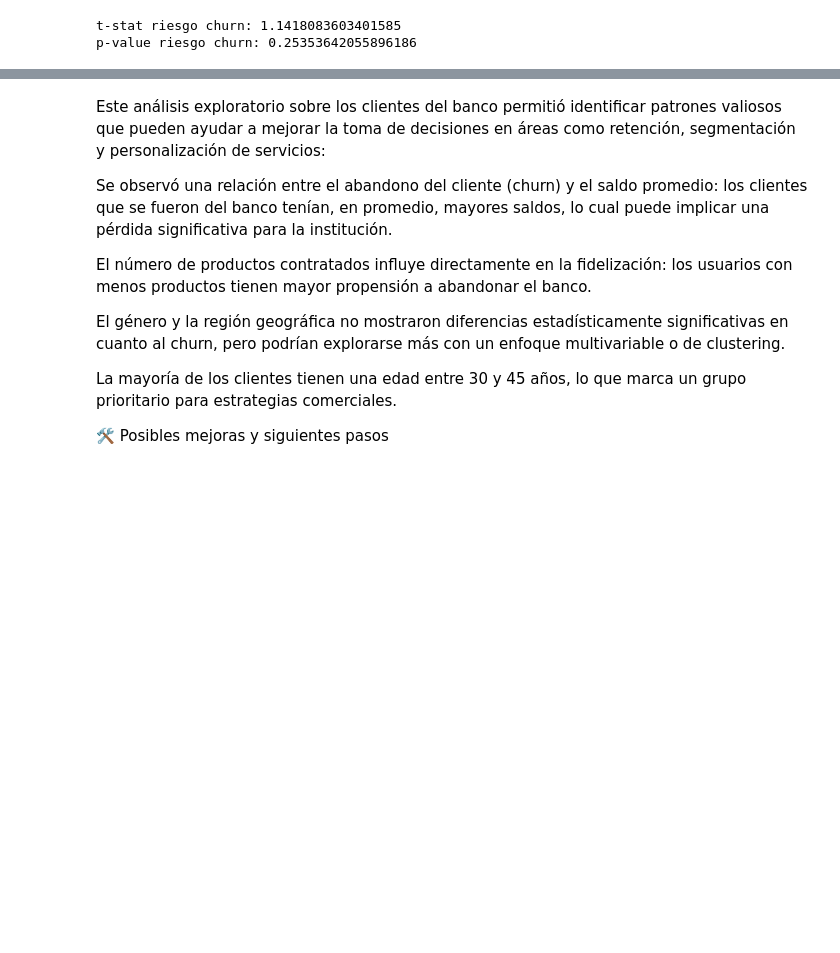
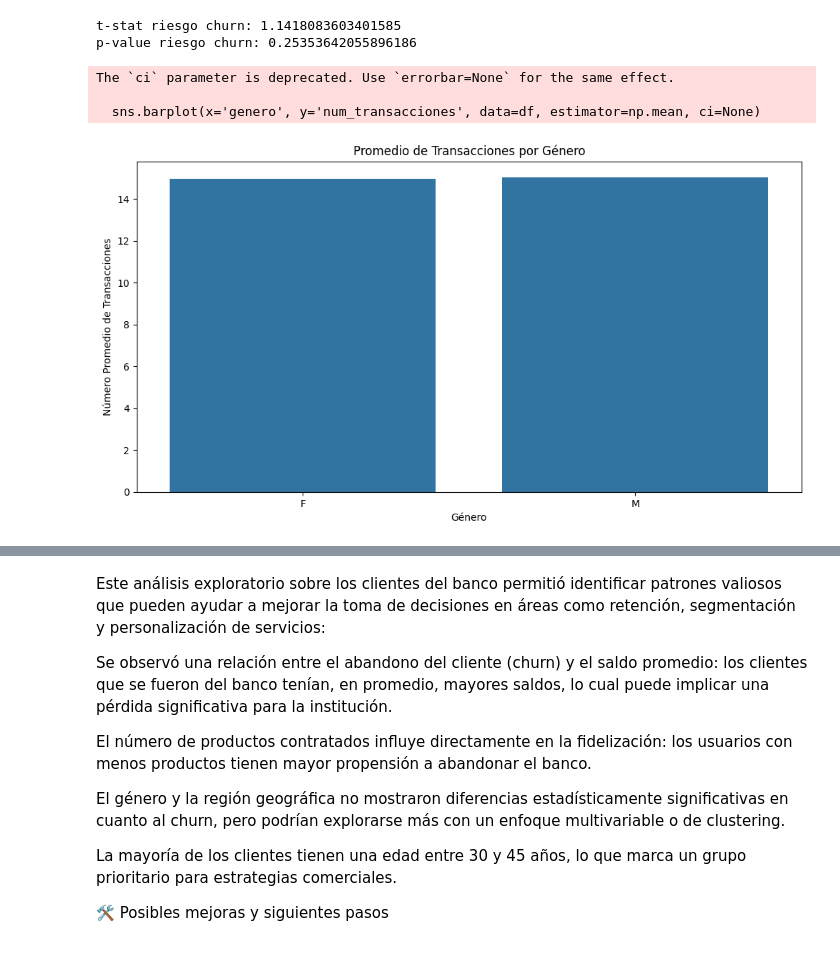
Before and after one commit to Angelitomixmatalosjaja/banco, a Jupyter notebook: banco.ipynb, the cells around one changed output, grey strips where cells are left out. Saved outputs shown, nothing was run; the diff lists cells and outputs as text; code cells hidden in the pictures; blank space fills up the shorter version.

```diff
--- a/banco.ipynb
+++ b/banco.ipynb
@@ -161,3 +161,16 @@ print('p-value riesgo churn:', p_value)
 # %% [output]
 t-stat riesgo churn: 1.1418083603401585
 p-value riesgo churn: 0.25353642055896186
+# %%
+# grafica de transacciones por genero y promedio de saldo
+plt.figure(figsize=(12, 6))
+sns.barplot(x='genero', y='num_transacciones', data=df, estimator=np.mean, ci=None)
+plt.title('Promedio de Transacciones por Género')
+plt.xlabel('Género')
+plt.ylabel('Número Promedio de Transacciones')
+plt.show()
+# %% [output]
+The `ci` parameter is deprecated. Use `errorbar=None` for the same effect.
+
+  sns.barplot(x='genero', y='num_transacciones', data=df, estimator=np.mean, ci=None)
+[figure, added]
```
Also changed, not shown: parts of 1 cell of this notebook.
